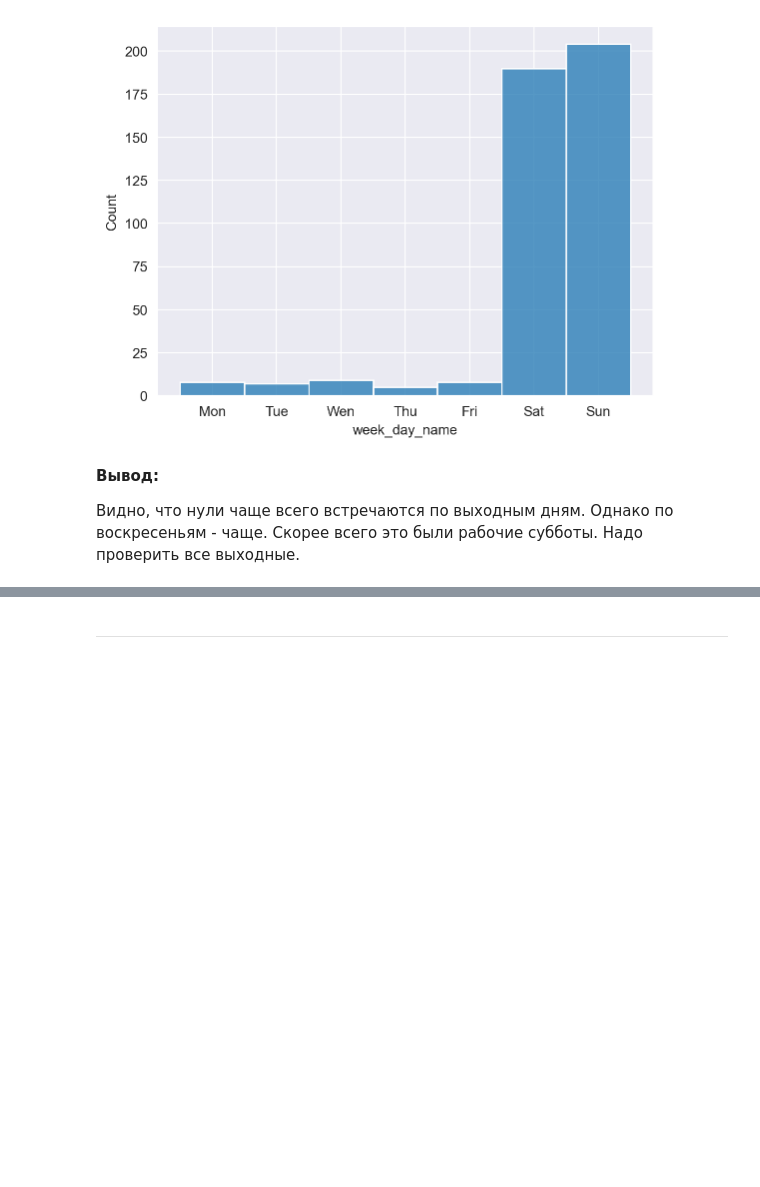
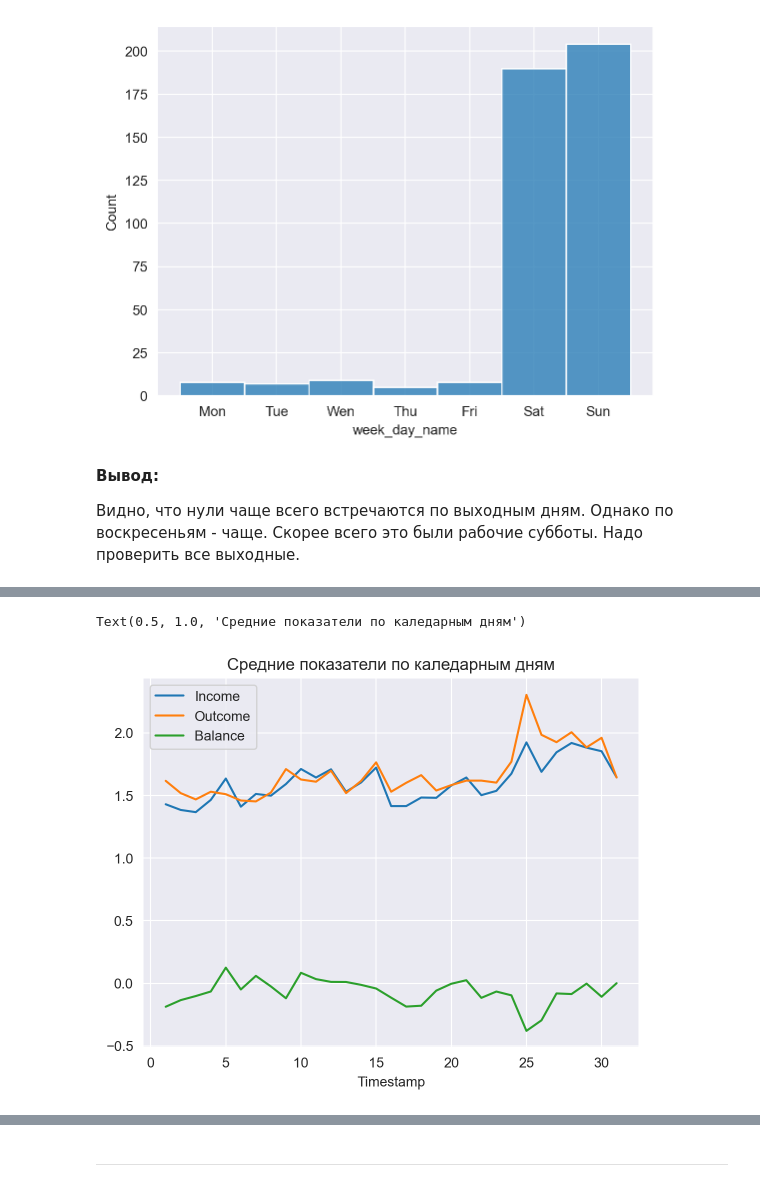
Before and after one commit to igmamedov/balance_predictions, a Jupyter notebook: notebooks/EDA.ipynb, the cells around one changed output, grey strips where cells are left out. Saved outputs shown, nothing was run; the diff lists cells and outputs as text; code cells hidden in the pictures; blank space fills up the shorter version.

```diff
--- a/notebooks/EDA.ipynb
+++ b/notebooks/EDA.ipynb
@@ -209,0 +208,11 @@ plt.show()
+# %%
+day_grouped_data = clear_data.groupby(by=clear_data.index.day).agg({'Income':'mean', 'Outcome':'mean', 'Balance':'mean'})
+sns.lineplot(data=day_grouped_data, x=day_grouped_data.index, y='Income', label='Income')
+sns.lineplot(data=day_grouped_data, x=day_grouped_data.index, y='Outcome', label='Outcome')
+sns.lineplot(data=day_grouped_data, x=day_grouped_data.index, y='Balance', label='Balance')
+
+plt.ylabel('')
+plt.title('Средние показатели по каледарным дням')
+# %% [output]
+Text(0.5, 1.0, 'Средние показатели по каледарным дням')
+[figure, added]
```
Also changed, not shown: parts of 21 cells of this notebook, 3 other files.
